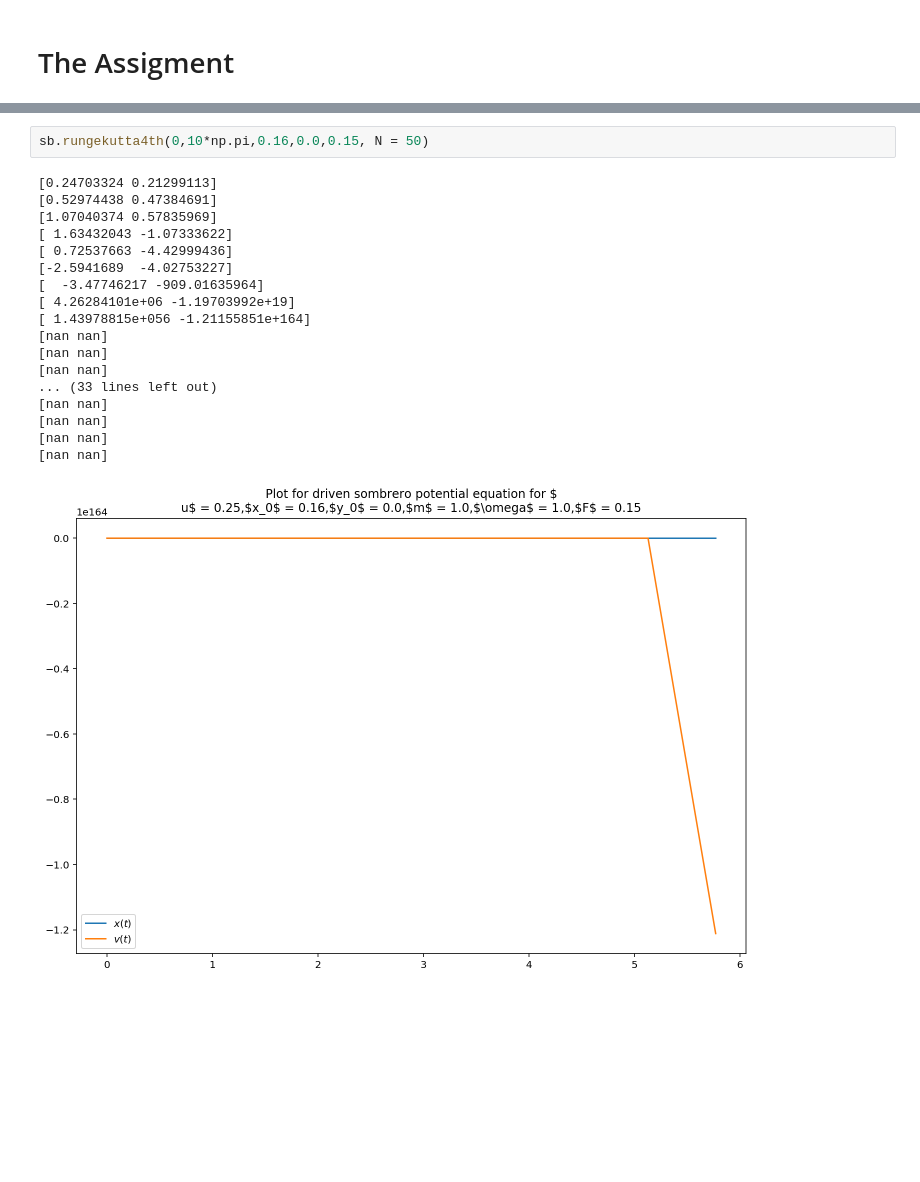
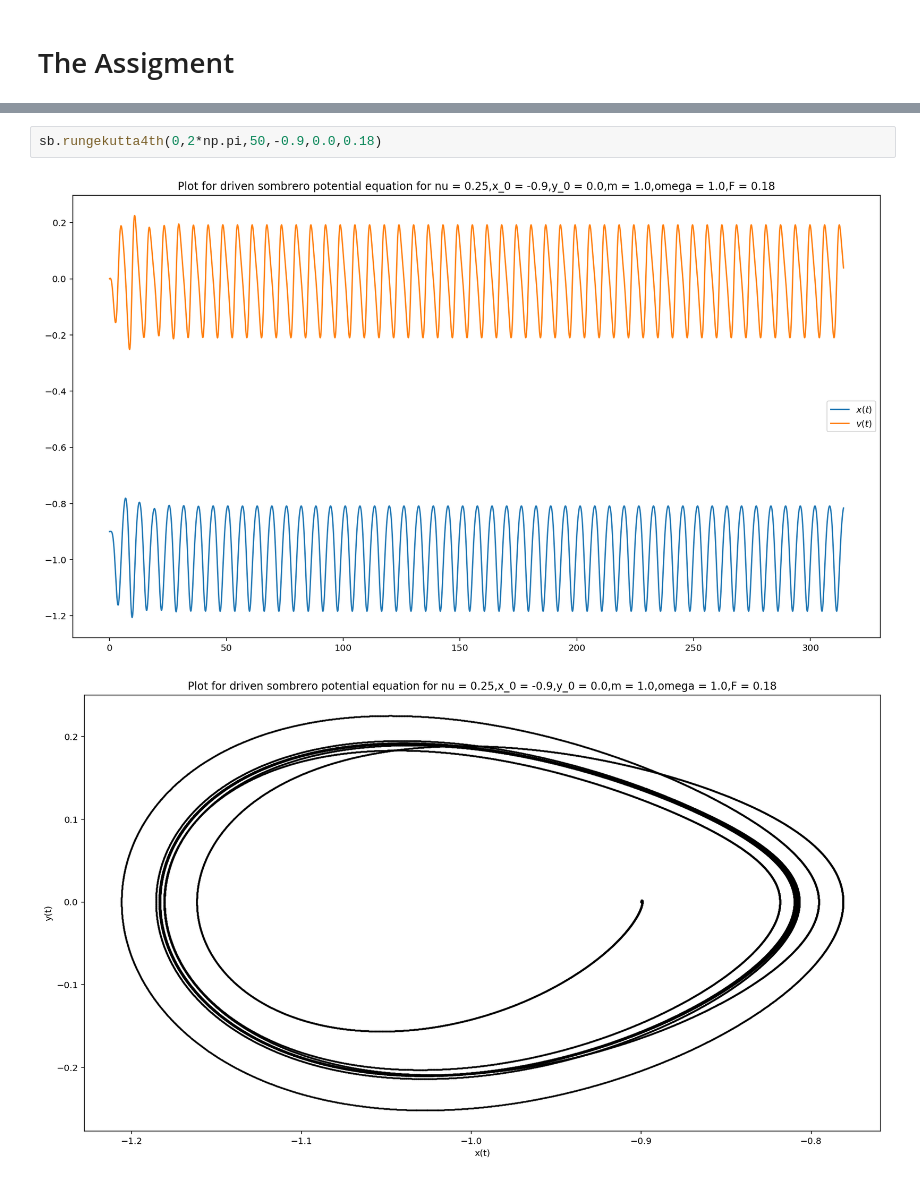
Before and after one commit to chapman-phys220-2018f/cw12-crump, a Jupyter notebook: cw12-duffing.ipynb, the cells around one changed output, grey strips where cells are left out. Drawn from its saved outputs; the diff is of its cells as text; blank space fills up the shorter version.

```diff
--- a/cw12-duffing.ipynb
+++ b/cw12-duffing.ipynb
@@ -22,21 +13,5 @@
 # %%
-sb.rungekutta4th(0,10*np.pi,0.16,0.0,0.15, N = 50)
+sb.rungekutta4th(0,2*np.pi,50,-0.9,0.0,0.18)
 # %% [output]
-[0.24703324 0.21299113]
-[0.52974438 0.47384691]
-[1.07040374 0.57835969]
-[ 1.63432043 -1.07333622]
-[ 0.72537663 -4.42999436]
-[-2.5941689  -4.02753227]
-[  -3.47746217 -909.01635964]
-[ 4.26284101e+06 -1.19703992e+19]
-[ 1.43978815e+056 -1.21155851e+164]
-[nan nan]
-[nan nan]
-[nan nan]
-... (33 lines left out)
-[nan nan]
-[nan nan]
-[nan nan]
-[nan nan]
-[figure, old version]
+[figure, new version]
+[figure, added]
```
Also changed, not shown: parts of 12 cells of this notebook, 1 other file.
